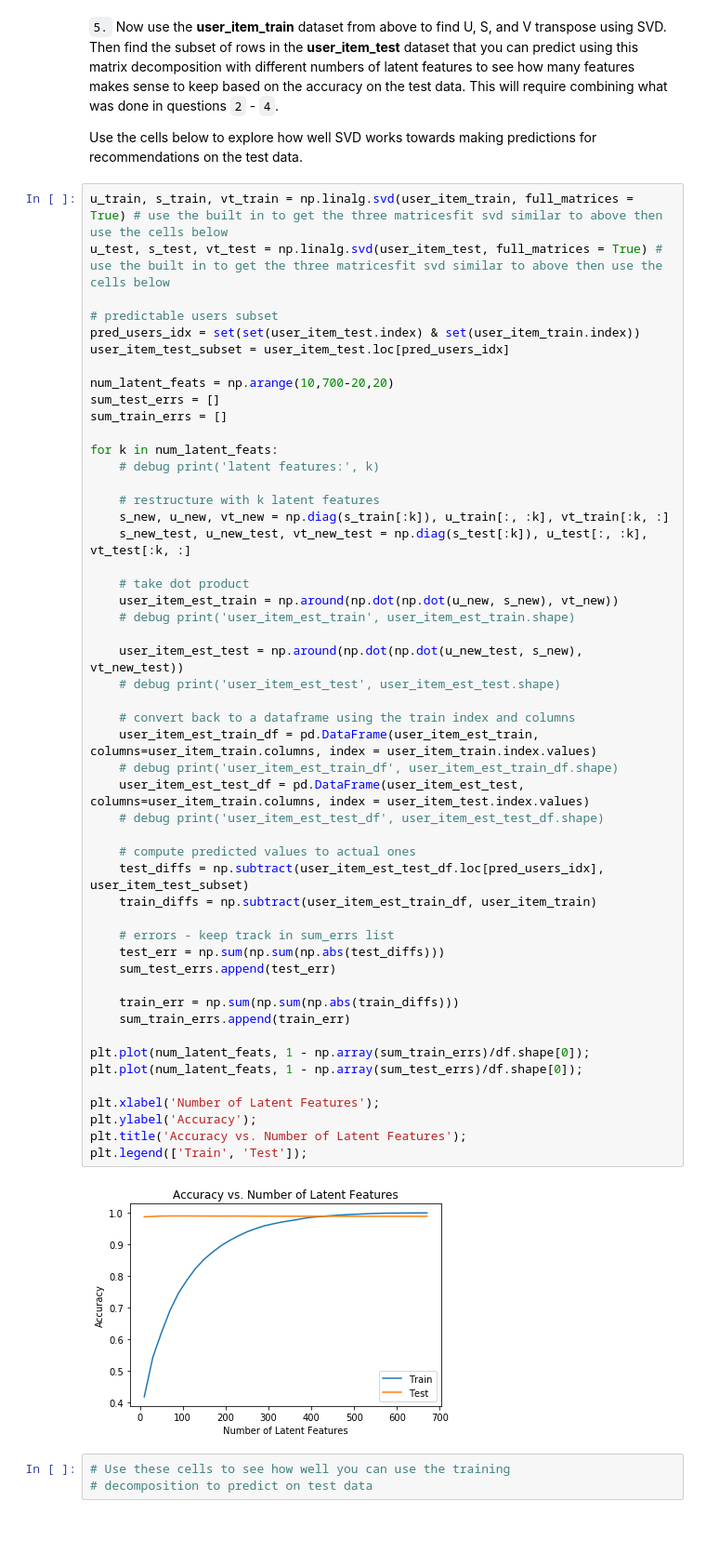
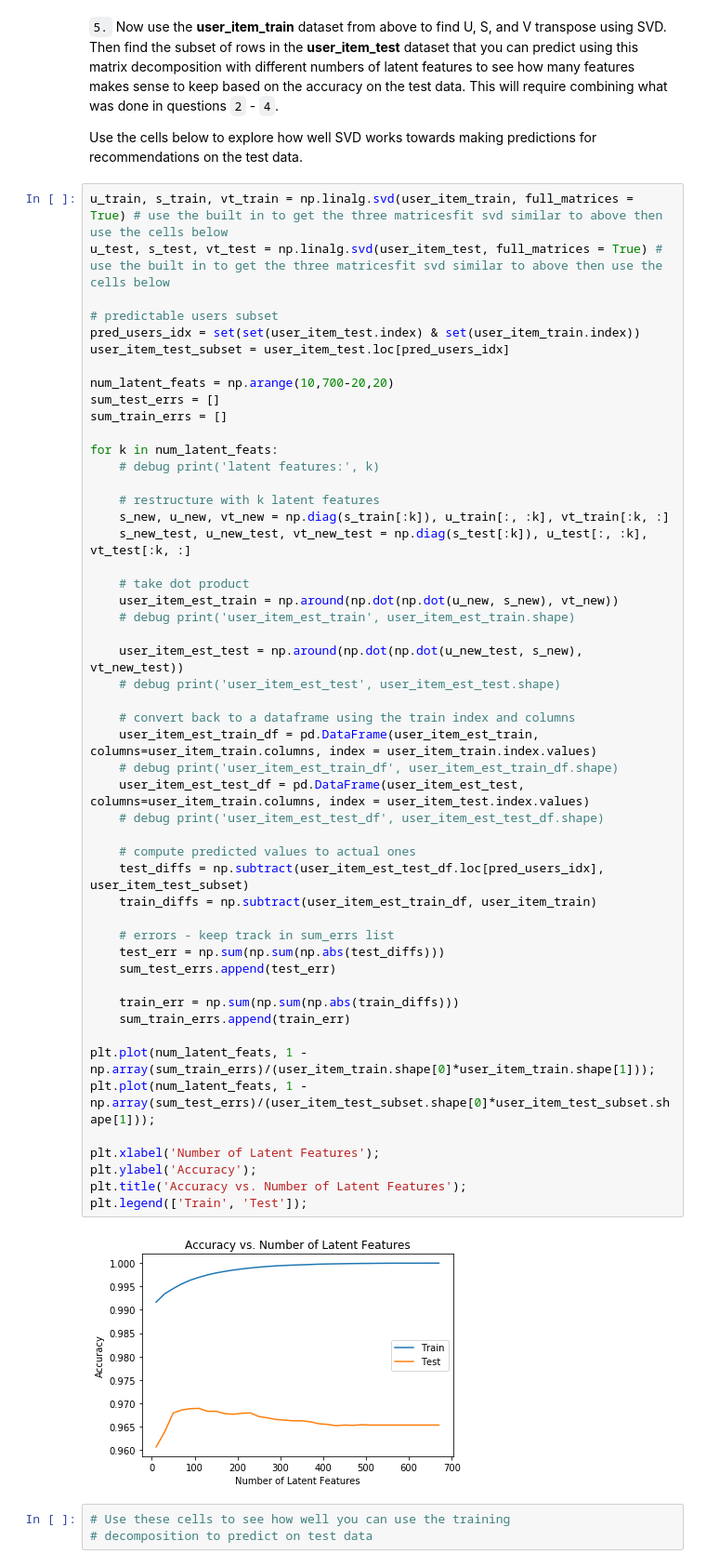
Before and after one commit to keiss01/Udacity, a Jupyter notebook: Recommendations_with_IBM.ipynb, the cells around one changed output. Shown at 93% size. Cells and saved outputs as stored; diff of their text form; blank space fills up the shorter version.

```diff
--- a/Recommendations_with_IBM.ipynb
+++ b/Recommendations_with_IBM.ipynb
@@ -992,36 +992,36 @@ for k in num_latent_feats:
     # take dot product
     user_item_est_train = np.around(np.dot(np.dot(u_new, s_new), vt_new))
     # debug print('user_item_est_train', user_item_est_train.shape)
 
     user_item_est_test = np.around(np.dot(np.dot(u_new_test, s_new), vt_new_test))
     # debug print('user_item_est_test', user_item_est_test.shape)
 
     # convert back to a dataframe using the train index and columns
     user_item_est_train_df = pd.DataFrame(user_item_est_train, columns=user_item_train.columns, index = user_item_train.index.values)
     # debug print('user_item_est_train_df', user_item_est_train_df.shape)
     user_item_est_test_df = pd.DataFrame(user_item_est_test, columns=user_item_train.columns, index = user_item_test.index.values)
     # debug print('user_item_est_test_df', user_item_est_test_df.shape)
 
     # compute predicted values to actual ones
     test_diffs = np.subtract(user_item_est_test_df.loc[pred_users_idx], user_item_test_subset)
     train_diffs = np.subtract(user_item_est_train_df, user_item_train)
 
     # errors - keep track in sum_errs list
     test_err = np.sum(np.sum(np.abs(test_diffs)))
     sum_test_errs.append(test_err)
 
     train_err = np.sum(np.sum(np.abs(train_diffs)))
     sum_train_errs.append(train_err)
 
-plt.plot(num_latent_feats, 1 - np.array(sum_train_errs)/df.shape[0]);
-plt.plot(num_latent_feats, 1 - np.array(sum_test_errs)/df.shape[0]);
+plt.plot(num_latent_feats, 1 - np.array(sum_train_errs)/(user_item_train.shape[0]*user_item_train.shape[1]));
+plt.plot(num_latent_feats, 1 - np.array(sum_test_errs)/(user_item_test_subset.shape[0]*user_item_test_subset.shape[1]));
 
 plt.xlabel('Number of Latent Features');
 plt.ylabel('Accuracy');
 plt.title('Accuracy vs. Number of Latent Features');
 plt.legend(['Train', 'Test']);
 # %% [output]
-[figure, old version]
+[figure, new version]
 # %%
 # Use these cells to see how well you can use the training
 # decomposition to predict on test data
```
